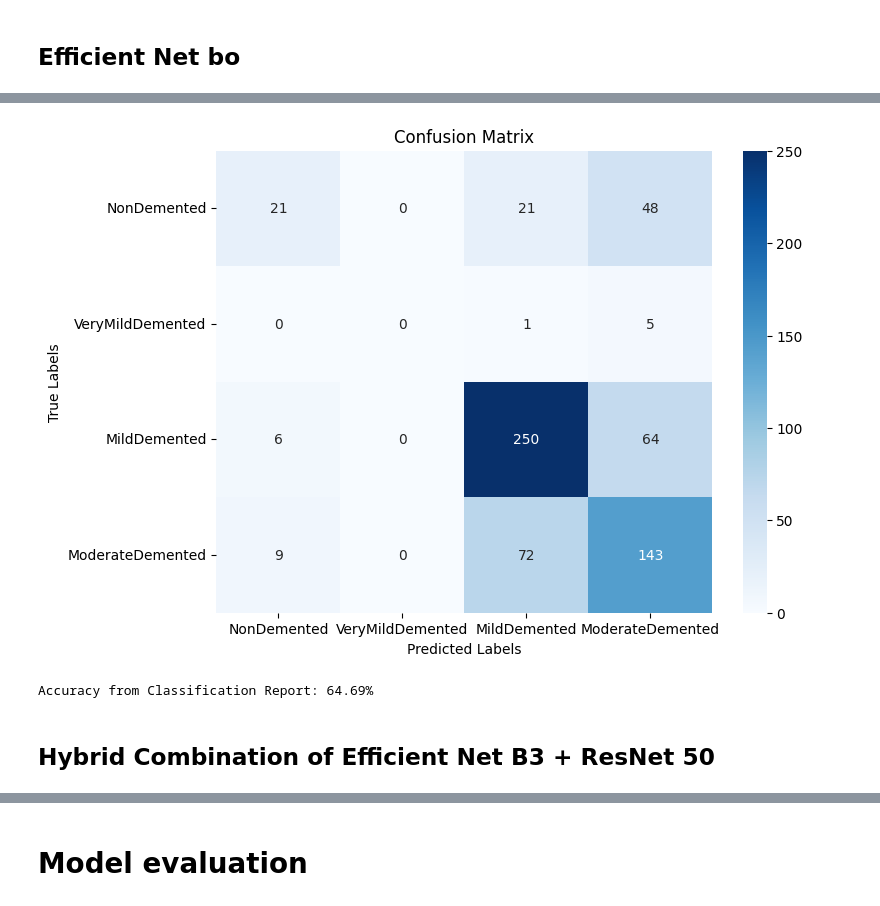
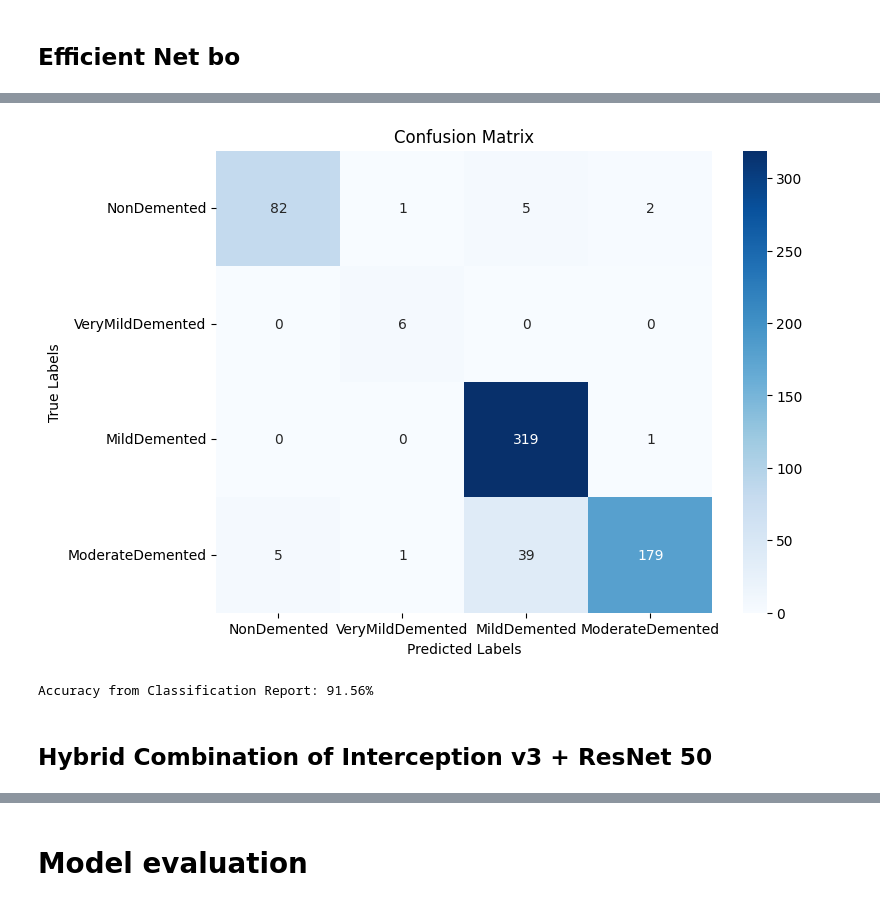
Before and after one commit to OluwatobaAdeoye/EARLY-STAGE-PREDICTION-OF-ALZHEMIER-S-DISEASE-USING-DEEP-LEARNING-ON-STRUCTURAL-MRI-DATA, a Jupyter notebook: Alzheimer_Project_(code).ipynb, the cells around one changed output, grey strips where cells are left out. Drawn from its saved outputs; the diff is of its cells as text; code cells hidden in the pictures.

Commit message:
Classification report comparison of all models

```diff
--- a/Alzheimer_Project_(code).ipynb
+++ b/Alzheimer_Project_(code).ipynb
@@ -512,0 +605,8 @@ plot_confusion_matrix(test_labels, test_pred, train_ds.class_names, title='Test
+# %%
+## training cnn model
+history = model.fit(
+    train_ds,
+    validation_data=valid_ds,
+    epochs=10,
+    batch_size=BATCH_SIZE
+)
@@ -568,9 +810,25 @@ Model: "functional_1"
+# %%
+from tensorflow.keras.callbacks import ModelCheckpoint, EarlyStopping
+from tensorflow.keras import metrics
+
+# Define callbacks
+checkpoint_cb = ModelCheckpoint("my_keras_model.h5", save_best_only=True)
+early_stopping_cb = EarlyStopping(patience=5, restore_best_weights=True)
+
+# Re-compile the model (in case any changes were made to it)
+model.compile(optimizer='adam',
+              loss='categorical_crossentropy',
+              metrics=['accuracy',
+                       metrics.AUC()])  # Add metrics like AUC for evaluation
 # %%
-history1= model1.fit(
+# Train the model
+history = model.fit(
     train_ds,
+
     validation_data=valid_ds,
     epochs=10,
-    batch_size=BATCH_SIZE
+    batch_size=32,
+    callbacks=[lr_reduction]
 )
 # %% [output]
 Epoch 1/10
@@ -661,7 +916,7 @@ predicted_labels = []
 # Iterate over the test dataset
 for image_batch, label_batch in test_data:
     # Predict class labels for the image batch
-    predictions = model1.predict(image_batch)
+    predictions = model.predict(image_batch)
 
     # Get the predicted class label (highest probability)
     predicted_classes = np.argmax(predictions, axis=1)
@@ -712,6 +967,6 @@ Found 640 files belonging to 4 classes.
-[figure, old version]
+[figure, new version]
-Accuracy from Classification Report: 64.69%
+Accuracy from Classification Report: 91.56%
 # %% [markdown]
-## Hybrid Combination of Efficient Net B3 + ResNet 50
+## Hybrid Combination of Interception v3  + ResNet 50
 # %%
 import tensorflow as tf
```
Also changed, not shown: parts of 50 cells of this notebook.
